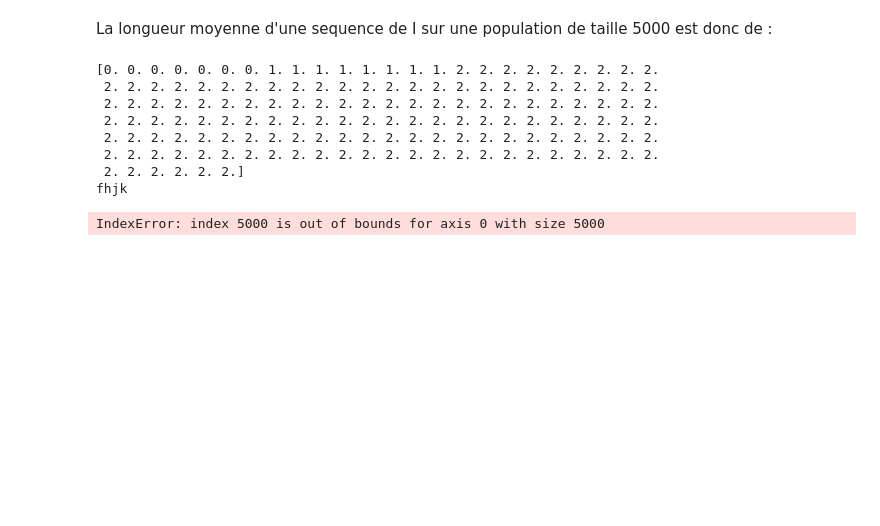
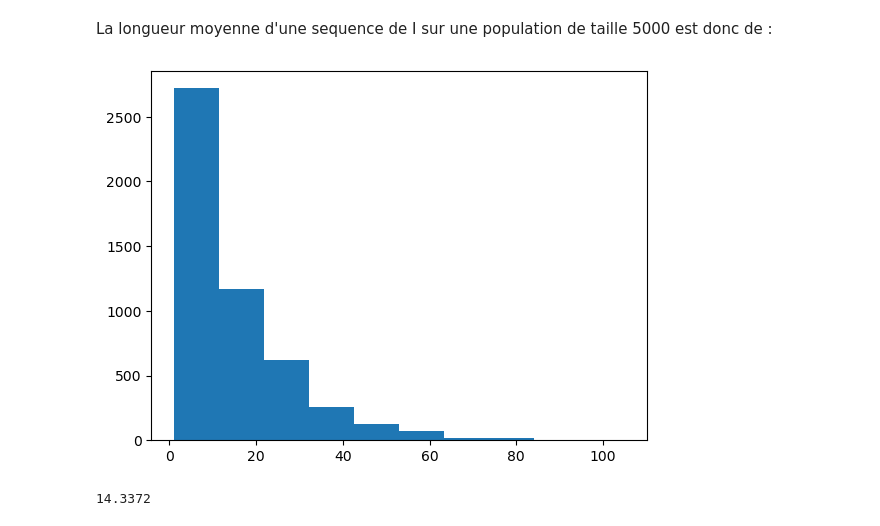
Before and after one commit to yokyann/epidemiologie, a Jupyter notebook: projet3b.ipynb, the cells around one changed output. Saved outputs shown, nothing was run; the diff lists cells and outputs as text; code cells hidden in the pictures; blank space fills up the shorter version.

Commit message:
histograme

```diff
--- a/projet3b.ipynb
+++ b/projet3b.ipynb
@@ -267,25 +265,16 @@ La longueur moyenne d'une sequence de I sur une population de taille 5000 est do
 # %%
 def moyenneI(sequences,t,a):
     r = np.zeros(a)
     for i in range(0,a):
         for j in range(0,t):
-            if sequences[i][j] == 1:
-
-                print("fhjk")
-                r[a]+= 1
-    print(np.sum(r))
+            if sequences[i][j] == 1.:
+                r[i]+= 1
+    plt.hist(r)
+    plt.show()
     res = np.sum(r)/a
     return res
 
-print(p[4000])
 print(moyenneI(p,150,5000))
 # %% [output]
+[figure, added]
-[0. 0. 0. 0. 0. 0. 0. 1. 1. 1. 1. 1. 1. 1. 1. 2. 2. 2. 2. 2. 2. 2. 2. 2.
- 2. 2. 2. 2. 2. 2. 2. 2. 2. 2. 2. 2. 2. 2. 2. 2. 2. 2. 2. 2. 2. 2. 2. 2.
- 2. 2. 2. 2. 2. 2. 2. 2. 2. 2. 2. 2. 2. 2. 2. 2. 2. 2. 2. 2. 2. 2. 2. 2.
- 2. 2. 2. 2. 2. 2. 2. 2. 2. 2. 2. 2. 2. 2. 2. 2. 2. 2. 2. 2. 2. 2. 2. 2.
- 2. 2. 2. 2. 2. 2. 2. 2. 2. 2. 2. 2. 2. 2. 2. 2. 2. 2. 2. 2. 2. 2. 2. 2.
- 2. 2. 2. 2. 2. 2. 2. 2. 2. 2. 2. 2. 2. 2. 2. 2. 2. 2. 2. 2. 2. 2. 2. 2.
- 2. 2. 2. 2. 2. 2.]
-fhjk
+14.3372
-IndexError: index 5000 is out of bounds for axis 0 with size 5000
```
Also changed, not shown: parts of 7 cells of this notebook.
